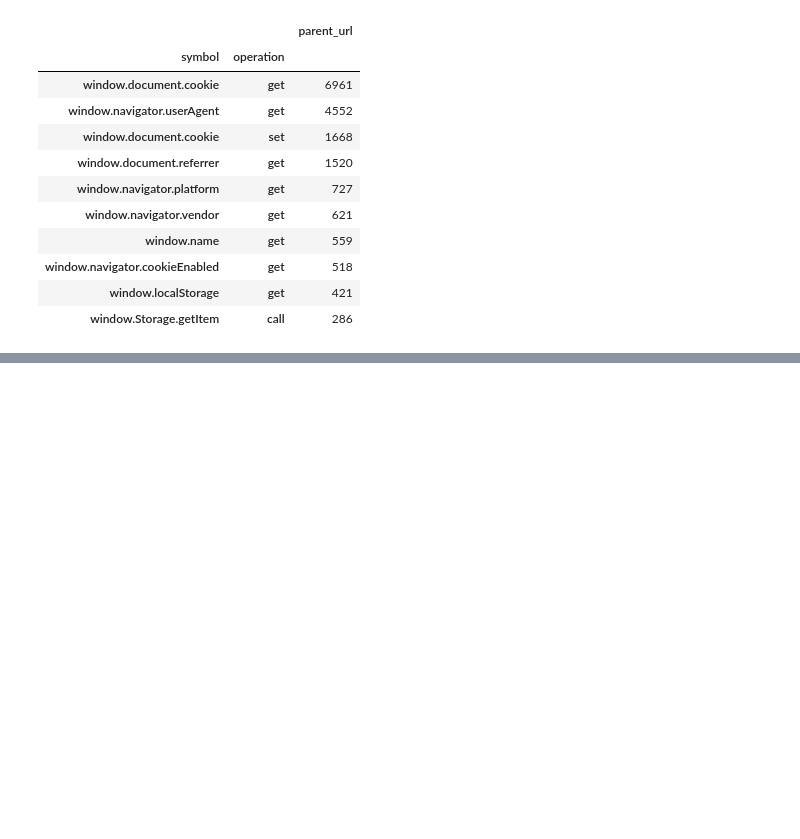
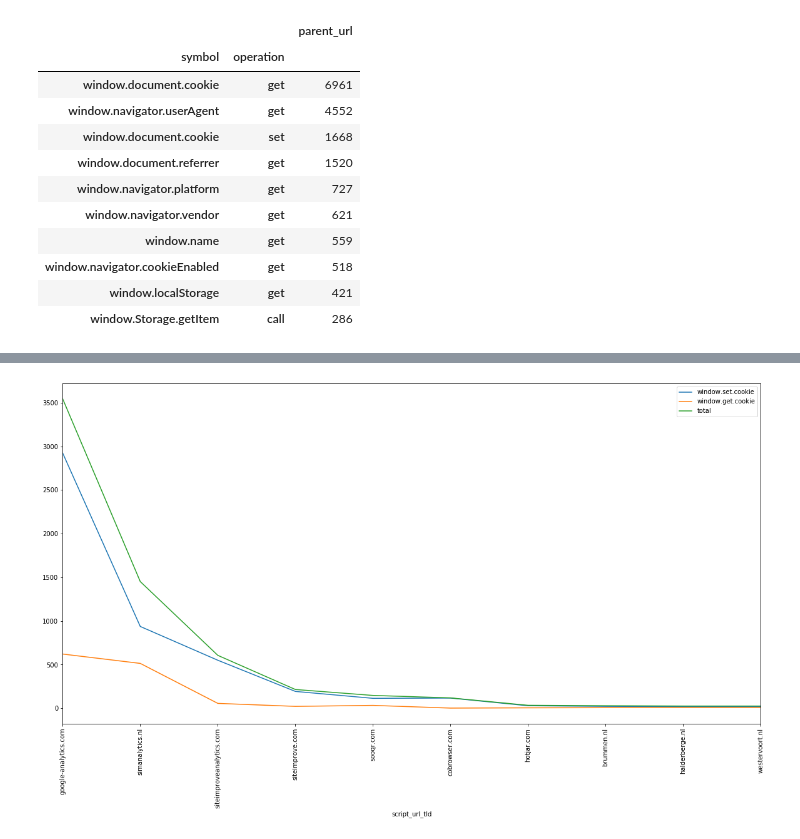
Before and after one commit to mercator-working-group/gemeente-social, a Jupyter notebook: analysis/notebooks/cookie-discovery.ipynb, the cells around one changed output, grey strips where cells are left out. Cells and saved outputs as stored; diff of their text form; code cells hidden in the pictures; blank space fills up the shorter version.

```diff
--- a/analysis/notebooks/cookie-discovery.ipynb
+++ b/analysis/notebooks/cookie-discovery.ipynb
@@ -160,17 +164,21 @@ script_url_cookies.columns
 # %%
 # For the get cookies
 get_cookies = script_url_cookies.copy()
 get_cookies = get_cookies[get_cookies['operation'] == 'get']
 get_group = top_script_url_tld(get_cookies)
 
 set_cookies = script_url_cookies.copy()
 set_cookies = set_cookies[set_cookies['operation'] == 'set']
 set_group = top_script_url_tld(set_cookies)
 
 set_and_get = get_group.join(set_group, lsuffix='_set', rsuffix='_get')
 set_and_get['total'] = set_and_get['parent_url_set'] + set_and_get['parent_url_get']
 set_and_get = set_and_get.rename(index=str, columns={"parent_url_set": "window.set.cookie", "parent_url_get": "window.get.cookie"})
-set_and_get.sort_values(by='total', ascending=False).head(50)
+set_and_get.sort_values(by='total', ascending=False).head(10).plot.line()
+plt.xticks(rotation=90)
+plt.show()
+# %% [output]
+[figure, added]
 # %%
 social_sites_document_cookie = script_url_cookies[script_url_cookies['script_url_tld'] == "facebook.net"]
 pd.set_option('display.max_colwidth', 100)
```
Also changed, not shown: parts of 6 cells of this notebook.
